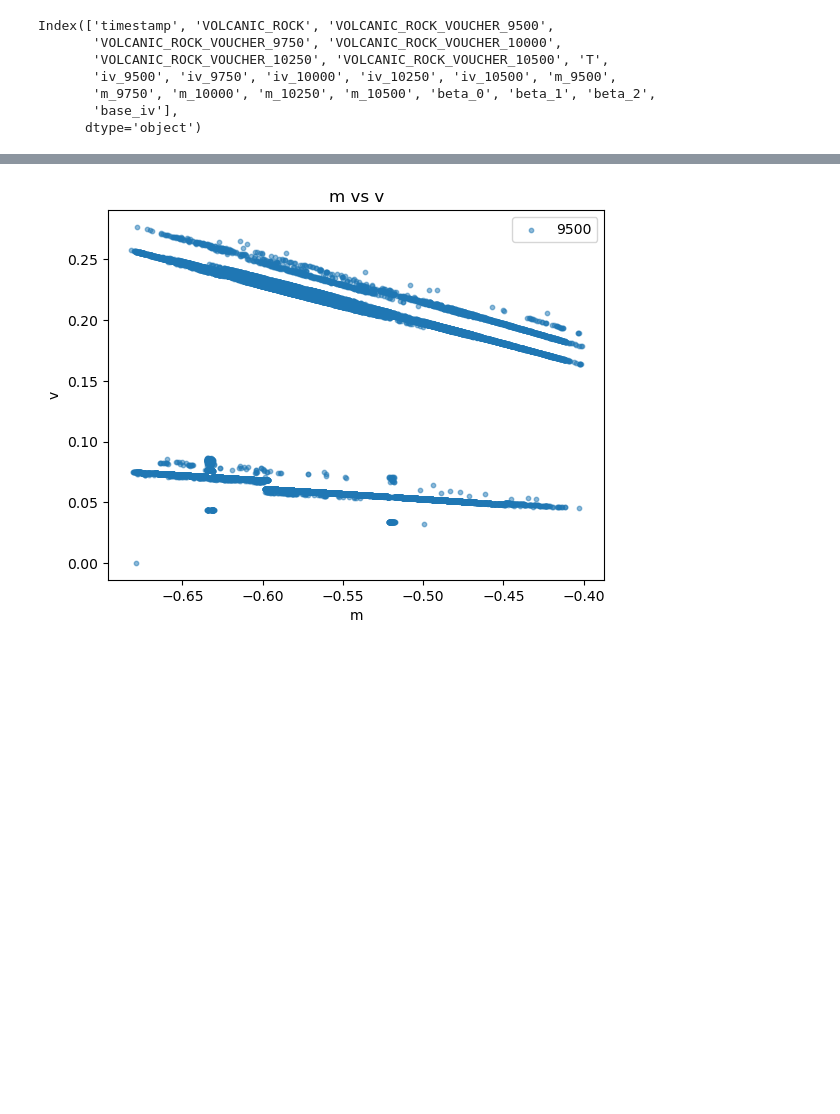
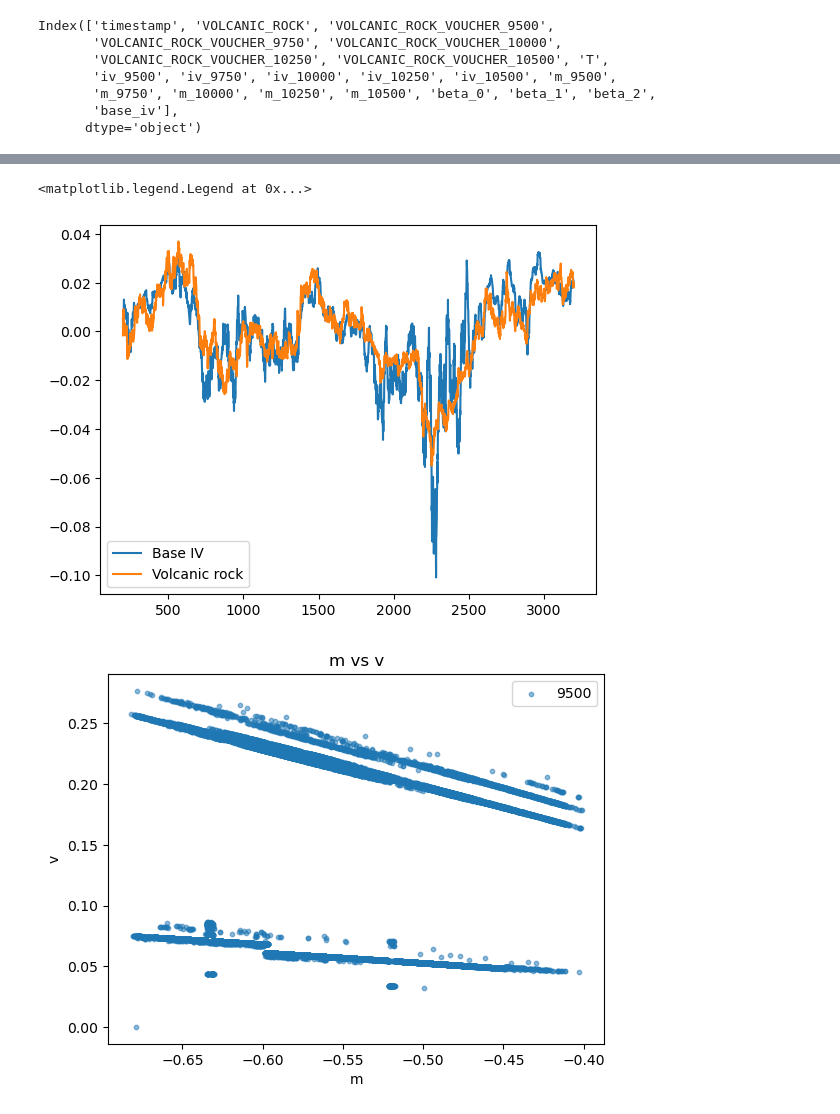
Before and after one commit to IMC-Prosperity-Granite-Flow/IMC_Prosperity3_GraniteFlow, a Jupyter notebook: src/analysis/round3/main.ipynb, the cells around one changed output, grey strips where cells are left out. Saved outputs shown, nothing was run; the diff lists cells and outputs as text; code cells hidden in the pictures; blank space fills up the shorter version.

```diff
--- a/src/analysis/round3/main.ipynb
+++ b/src/analysis/round3/main.ipynb
@@ -53,3 +85,11 @@ plt.legend()
+# %%
+time_length = 1000
+plt.plot(df['base_iv_ma20'][:time_length] / np.mean(df['base_iv_ma20'][:time_length]) -  1, label = 'Base IV')
+plt.plot((df['VOLCANIC_ROCK'][:time_length] / np.mean(df['VOLCANIC_ROCK'][:time_length]) - 1) * (-4.5), label = 'Volcanic rock')
+plt.legend()
+# %% [output]
+<matplotlib.legend.Legend at 0x...>
+[figure, added]
 # %%
 #画出m, v散点图
 import pandas as pd
```
Also changed, not shown: parts of 6 cells of this notebook, 1 other file.
